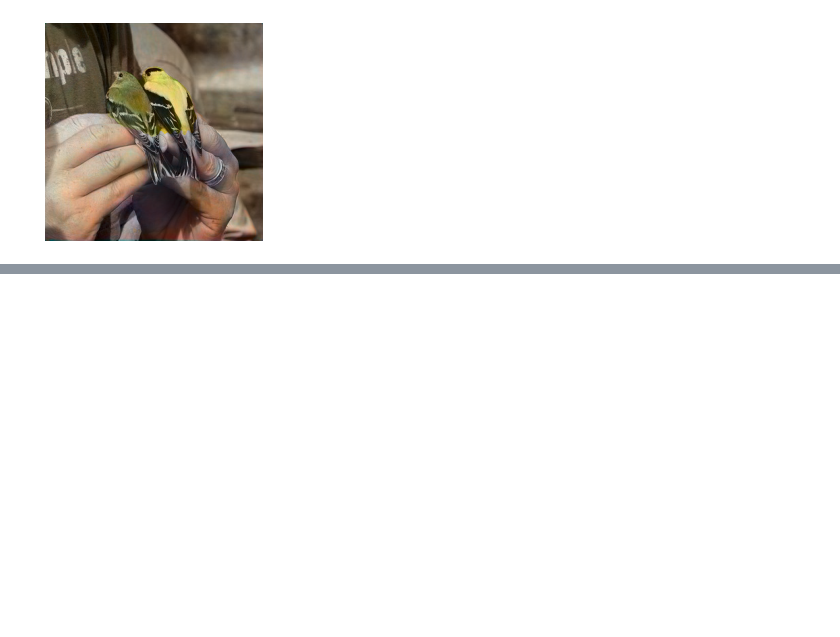
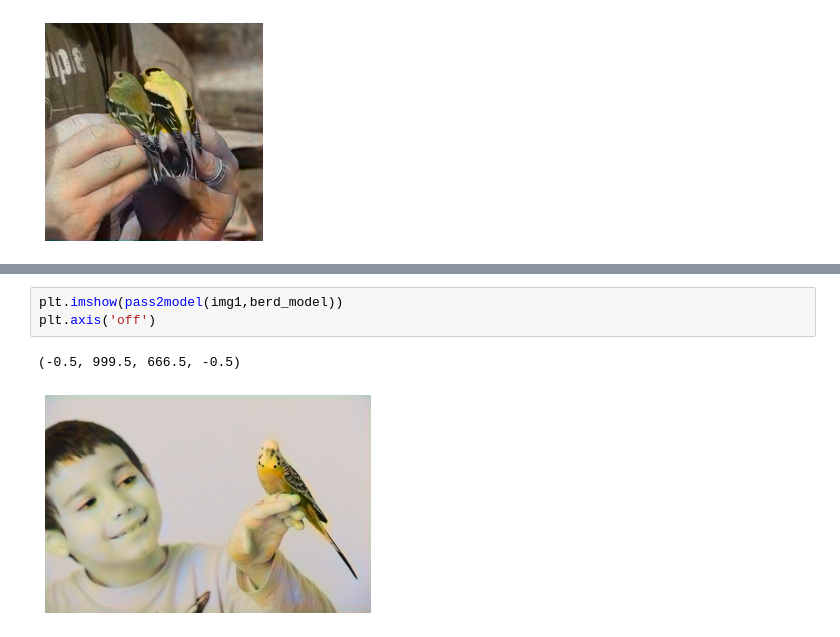
Before and after one commit to SaverioMonaco/Image-Colorization-through-Segmentation, a Jupyter notebook: merging/merging_report.ipynb, the cells around one changed output, grey strips where cells are left out. Saved outputs shown, nothing was run; the diff lists cells and outputs as text; blank space fills up the shorter version.

```diff
--- a/merging/merging_report.ipynb
+++ b/merging/merging_report.ipynb
@@ -1342,0 +1361,6 @@ plt.axis('off')
+# %%
+plt.imshow(pass2model(img1,berd_model))
+plt.axis('off')
+# %% [output]
+(-0.5, 999.5, 666.5, -0.5)
+[figure, added]
```
Also changed, not shown: parts of 10 cells of this notebook, 12 other files.
